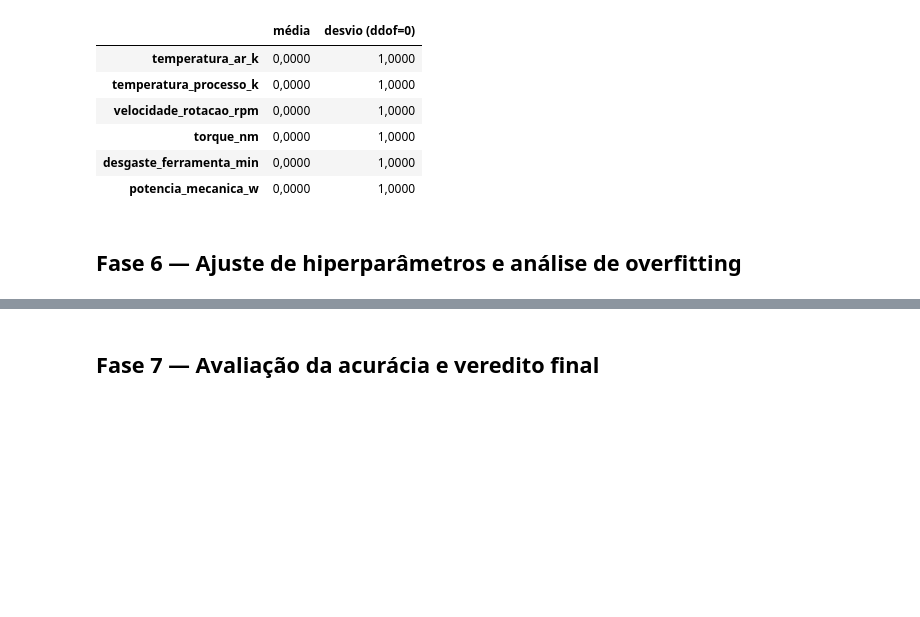
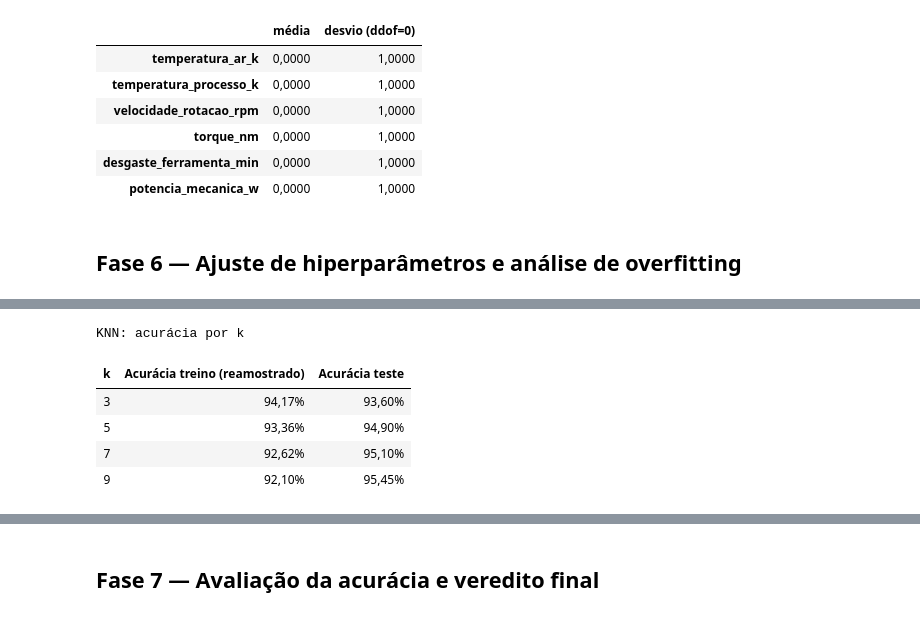
Before and after one commit to CorreaBrunoMiguel/projeto_final, a Jupyter notebook: notebooks/manutencao_preditiva.ipynb, the cells around one changed output, grey strips where cells are left out. Cells and saved outputs as stored; diff of their text form; code cells hidden in the pictures; blank space fills up the shorter version.

Commit message:
feat: treina KNN com K=3,5,7 e interpreta acurácias

```diff
--- a/notebooks/manutencao_preditiva.ipynb
+++ b/notebooks/manutencao_preditiva.ipynb
@@ -770,0 +778,36 @@ Treino padronizado (X_train_knn): média ≈ 0 e desvio ≈ 1
+# %%
+valores_k = [3, 5, 7, 9]
+modelos_knn = {}
+linhas = []
+
+for k in valores_k:
+    modelo = KNeighborsClassifier(n_neighbors=k, weights="uniform")
+    modelo.fit(X_train_knn, y_train_resampled)
+    modelos_knn[k] = modelo
+
+    linhas.append(
+        {
+            "k": k,
+            "Acurácia treino (reamostrado)": modelo.score(
+                X_train_knn, y_train_resampled
+            ),
+            "Acurácia teste": modelo.score(X_test_knn, y_test),
+        }
+    )
+
+resultados_knn = pd.DataFrame(linhas)
+
+pct = lambda v: f"{v:.2%}".replace(".", ",")
+
+display(
+    resultados_knn.style.hide(axis="index")
+    .format({"Acurácia treino (reamostrado)": pct, "Acurácia teste": pct})
+    .set_caption("KNN: acurácia por k")
+)
+# %% [output]
+KNN: acurácia por k
+| k | Acurácia treino (reamostrado) | Acurácia teste |
+| 3 | 94,17% | 93,60% |
+| 5 | 93,36% | 94,90% |
+| 7 | 92,62% | 95,10% |
+| 9 | 92,10% | 95,45% |
```
Also changed, not shown: parts of 3 cells of this notebook.
